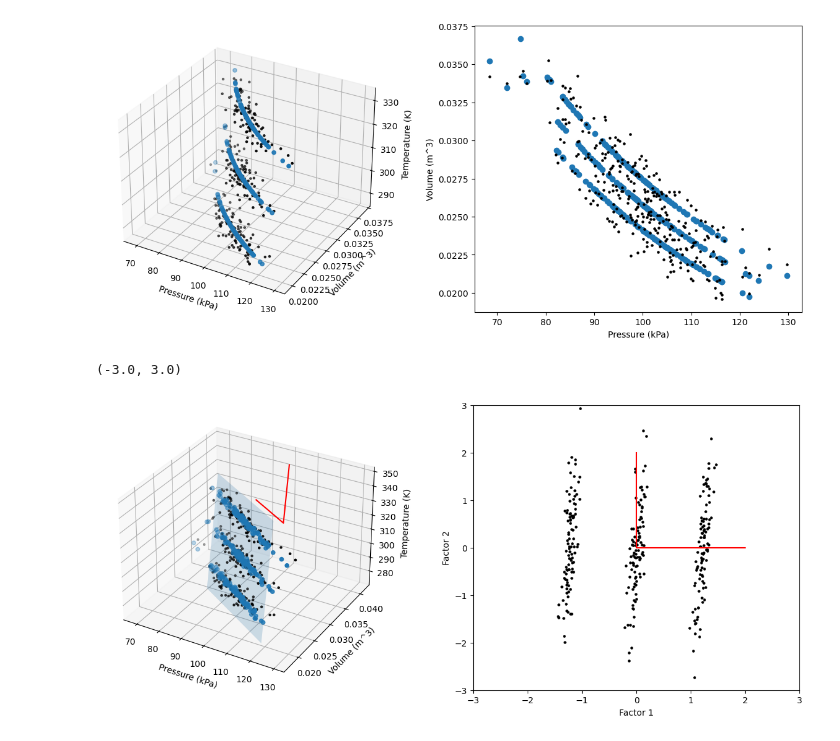
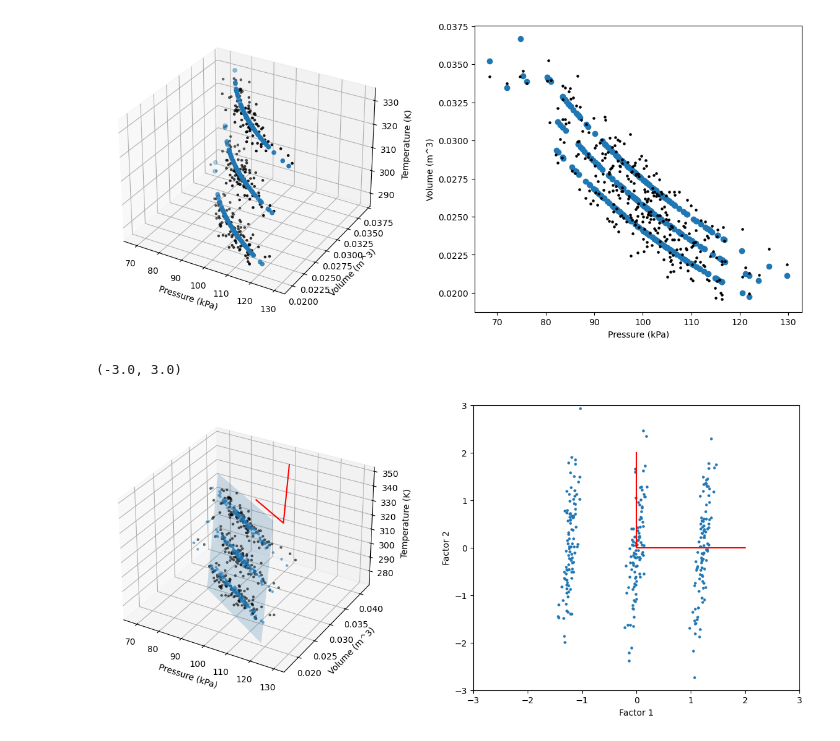
Before and after one commit to Stellenbosch-University-Process-Eng/M.Eng-Data-Analytics-General-Topics, a Jupyter notebook: notebooks/FactorAnalysis.ipynb, the cells around one changed output. Cells and saved outputs as stored; diff of their text form; code cells hidden in the pictures.

```diff
--- a/notebooks/FactorAnalysis.ipynb
+++ b/notebooks/FactorAnalysis.ipynb
@@ -63,37 +63,37 @@ F = ( L.T @ C @ Xc.T ).T # Equivalent to H = FA.transform(X)
 # Create some code to enable the plotting of the surface
 f1, f2 = np.meshgrid(np.linspace(-2, 2, 4), np.linspace(-2, 2, 4))
 F_grid = np.concatenate((f1.reshape(-1,1), f2.reshape(-1,1)), axis = 1)
 X_grid = F_grid @ L.T + μ
 F_coord = np.array([[2,0],[0,0],[0,2]])
 
 # Add code to illustrate the rotation
 θ = 0/2*np.pi
 Q = np.array([[np.cos(θ), -np.sin(θ)], [np.sin(θ), np.cos(θ)]])
 F = F @ Q
 L = L @ Q
 FL = F@L.T + μ
 X_coord = F_coord @ L.T + μ
 
 fig = plt.figure(figsize=(15, 6))
 ax = fig.add_subplot(121, projection='3d')
 ax.plot_surface(X_grid[:,0].reshape(4,4), X_grid[:,1].reshape(4,4), X_grid[:,2].reshape(4,4), alpha = 0.2)
-ax.scatter3D(X[:,0], X[:,1], X[:,2], c = 'k', s = 5)
-ax.scatter3D(FL[:,0], FL[:,1], FL[:,2])
+ax.scatter3D(X[:,0], X[:,1], X[:,2], c = 'k', s = 5, alpha = 0.5)
+ax.scatter3D(FL[:,0], FL[:,1], FL[:,2], s = 5, alpha = 0.5)
 ax.plot(X_coord[:,0]+5, X_coord[:,1]+0.01, X_coord[:,2]+5, c = 'r')
 ax.set_xlabel('Pressure (kPa)')
 ax.set_ylabel('Volume (m^3)')
 ax.set_zlabel('Temperature (K)')
 
 ax = fig.add_subplot(122)
-ax.scatter(F[:,0], F[:,1], c = 'k', s = 5)
+ax.scatter(F[:,0], F[:,1], s = 5)
 ax.plot(F_coord[:,0], F_coord[:,1], c = 'r')
 ax.set_xlabel('Factor 1')
 ax.set_ylabel('Factor 2')
 ax.set_xlim(-3,3)
 ax.set_ylim(-3,3)
 # %% [output]
 (-3.0, 3.0)
-[figure, old version]
+[figure, new version]
 # %%
 fig,ax = plt.subplots(1,2, figsize = (10,5))
 fig = plt.figure(figsize=(15, 6))
```
Also changed, not shown: parts of 2 cells of this notebook, 6 other files.
